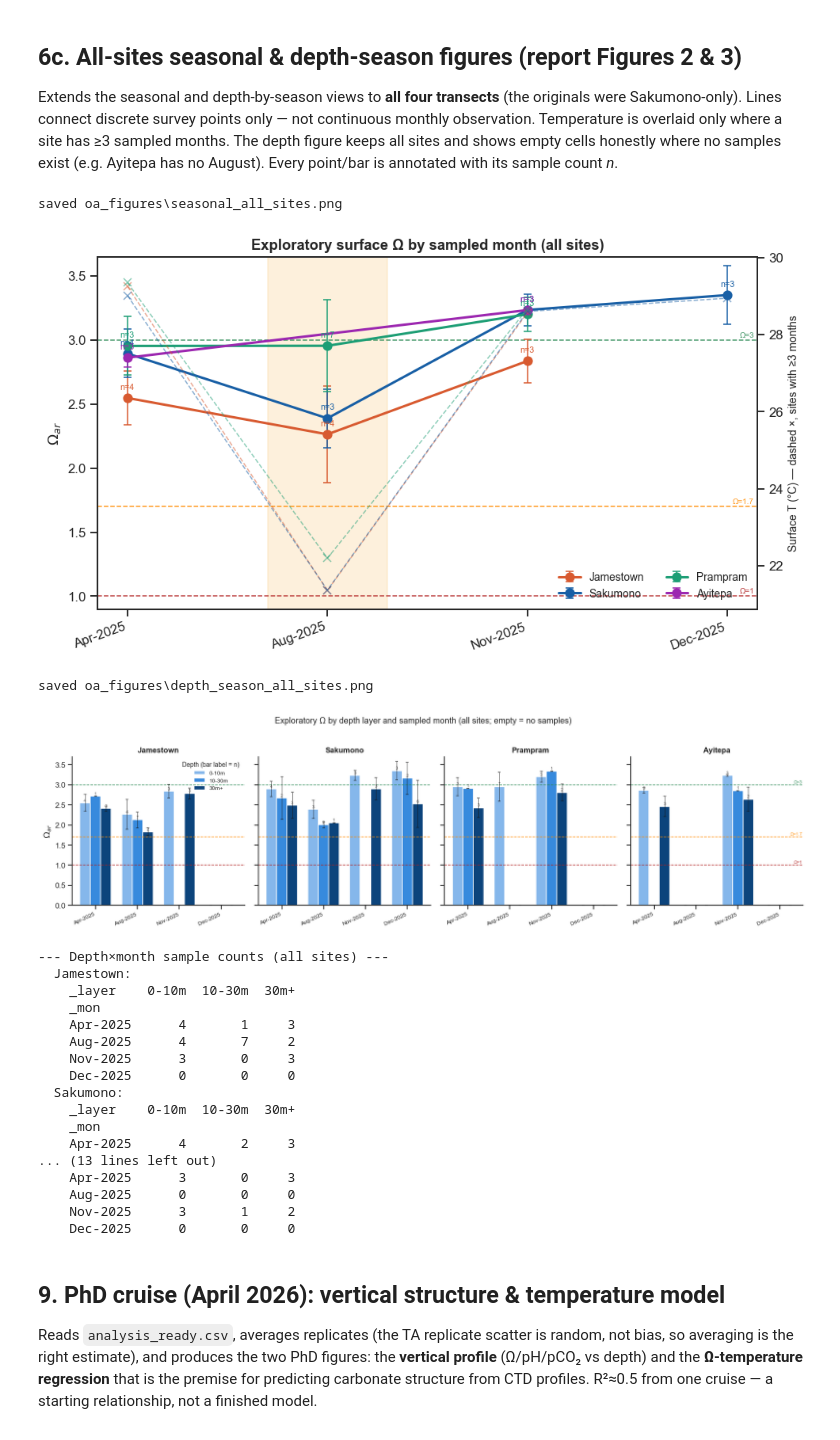
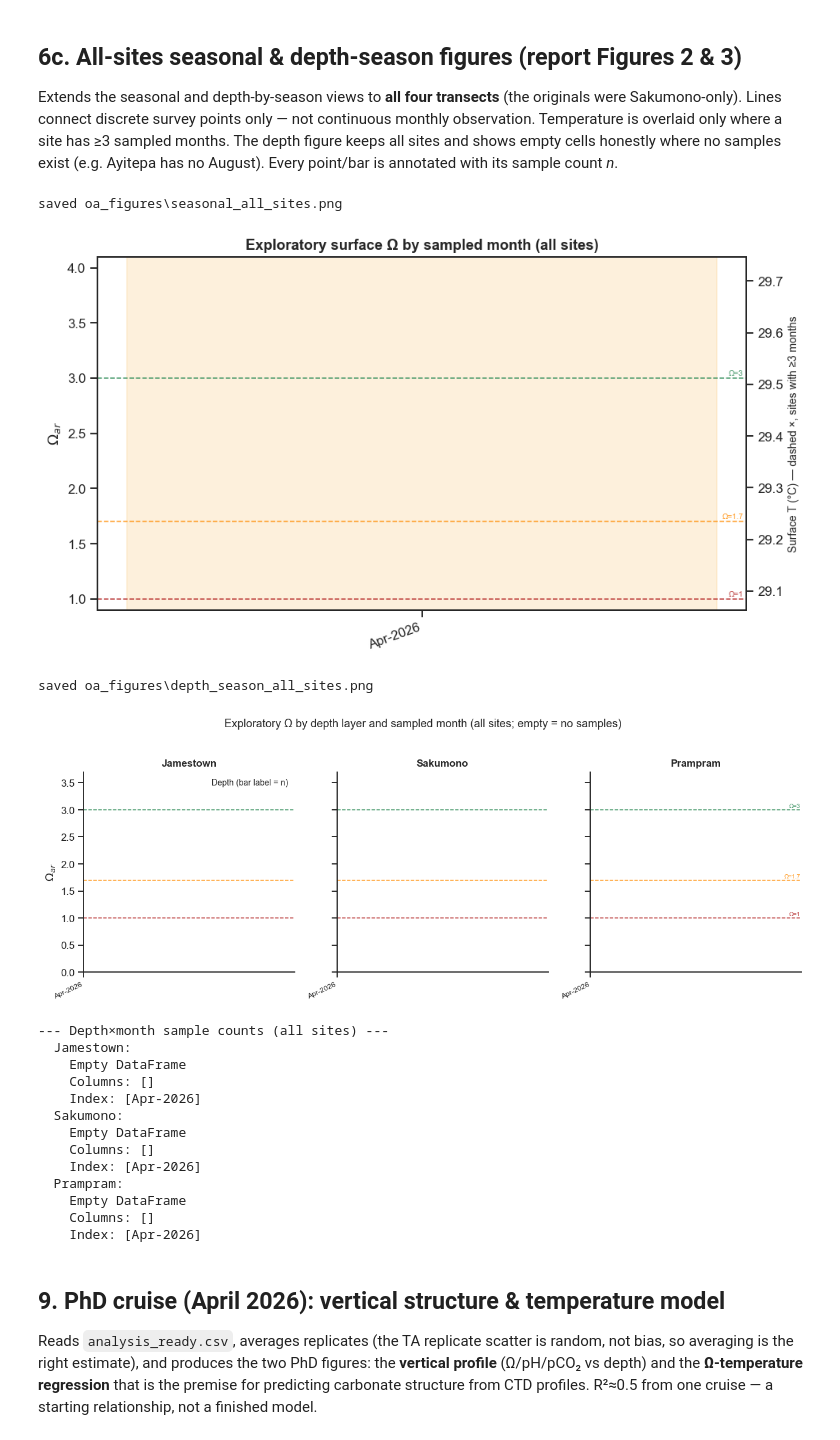
Before and after one commit to reez-png/oa_pipeline, a Jupyter notebook: notebooks/oa_figures_extended.ipynb, the cells around one changed output. Saved outputs shown, nothing was run; the diff lists cells and outputs as text; code cells hidden in the pictures.

```diff
--- a/notebooks/oa_figures_extended.ipynb
+++ b/notebooks/oa_figures_extended.ipynb
@@ -24,11 +24,15 @@ import matplotlib.pyplot as plt
 import seaborn as sns
 
 # EDIT: path to your data (xlsx or csv) ----------------------------------
-INPUT  = Path(r"C:\Users\OA_2023-03\Projects\oa_pipeline\data\raw\oa_prelim_data.xlsx")    # or e.g. data/processed/.../analysis_ready.csv
+INPUT = Path(r"C:\Users\OA_2023-03\Projects\oa_pipeline\data\processed\oa_stage4_outputs\data\analysis_ready.csv")    # or e.g. data/processed/.../analysis_ready.csv
 SHEET  = 0                              # sheet name/index for xlsx
 OUTDIR = Path("oa_figures")             # where saved PNGs go
 SAVE   = True                           # set False to only show inline
 REFS   = True                           # overlay Gulf of Guinea reference guides
+
+# Duplicate-precision settings (GOA-ON Cookbook; one place to change):
+DUPLICATE_TYPE = "field"     # "field" (sampling+analytical) or "analytical"
+QUALITY_TIER   = "weather"   # "weather" (map current state) or "climate" (trends)
 # ------------------------------------------------------------------------
 
 # Use the project's publication styling if available (src/viz/style.py).
@@ -1002,6 +957,15 @@ saved oa_figures\eastwest_multipanel.png
 
 Extends the seasonal and depth-by-season views to **all four transects** (the originals were Sakumono-only). Lines connect discrete survey points only — not continuous monthly observation. Temperature is overlaid only where a site has ≥3 sampled months. The depth figure keeps all sites and shows empty cells honestly where no samples exist (e.g. Ayitepa has no August). Every point/bar is annotated with its sample count *n*.
 # %%
+# Case-insensitive transect matcher: returns the west->east canonical names
+# that are actually present in the data, matching regardless of case
+# (pipeline data is lowercase, prelim sheet is capitalized).
+def _match_transects(d, col, west_to_east):
+    if "transect" not in col:
+        return []
+    present = {str(x).strip().lower() for x in d[col["transect"]].dropna().unique()}
+    return [t for t in west_to_east if t.lower() in present]
+
 # --- All-sites seasonal Omega + depth-by-season (report Figures 2 & 3) ---
 # Honest exploratory versions: lines connect discrete survey points only (not
 # continuous monitoring); n annotated on every point/bar; temperature overlaid
@@ -1036,7 +1000,7 @@ def fig_seasonal_all_sites(df, col, surface_max=10.0, temp_min_months=3,
     if "depth" in col:
         d = d[pd.to_numeric(d[col["depth"]], errors="coerce") < surface_max]
     MON_ORDER = _mon_order(d)
-    order = [t for t in WEST_TO_EAST if t in set(d[col["transect"]].dropna().unique())]
+    order = _match_transects(d, col, WEST_TO_EAST)
     fig, ax1 = plt.subplots(figsize=(9.0, 5.1))
     for t in order:
         sub = d[d[col["transect"]] == t]
@@ -1086,7 +1050,9 @@ def fig_depth_season_all_sites(df, col, save_name="depth_season_all_sites"):
                          [0,10,30,200], labels=["0-10m","10-30m","30m+"])
     MON_ORDER = _mon_order(d)
     layers = ["0-10m","10-30m","30m+"]; LCOL = {"0-10m":"#85B7EB","10-30m":"#378ADD","30m+":"#0C447C"}
-    order = [t for t in WEST_TO_EAST if t in set(d[col["transect"]].dropna().unique())]
+    order = _match_transects(d, col, WEST_TO_EAST)
+    if not order:
+        print("no matching transects present; skip"); return
     fig, axes = plt.subplots(1, len(order), figsize=(3.9*len(order), 4.3), sharey=True, squeeze=False)
     for ai, t in enumerate(order):
         ax = axes[0][ai]; sub = d[d[col["transect"]] == t]
@@ -1106,52 +1072,48 @@ def fig_depth_season_all_sites(df, col, save_name="depth_season_all_sites"):
                        yerr=errs, capsize=2, error_kw=dict(elinewidth=0.8, alpha=0.7),
                        label=lay if ai == 0 else None)
                 for xi, v in enumerate(vals):
                     if np.isfinite(v):
                         nn = int(cnt[lay].iloc[xi]) if lay in cnt.columns and np.isfinite(cnt[lay].iloc[xi]) else 0
                         ax.annotate(f"{nn}", (x[xi]+(li-1)*w, v), xytext=(0,2),
                                     textcoords="offset points", ha="center", fontsize=6, color="0.3")
         add_refs(ax, "omega_ar", "y", label=(ai==len(order)-1))
         ax.set_xticks(x); ax.set_xticklabels(MON_ORDER, fontsize=8, rotation=25, ha="right")
         ax.set_title(t, fontsize=11); ax.set_ylim(0, 3.7)
         if ai == 0: ax.set_ylabel(label_of("omega_ar"))
         try: sns.despine(ax=ax)
         except Exception: pass
     axes[0][0].legend(title="Depth (bar label = n)", fontsize=8, title_fontsize=9, loc="upper right")
     fig.suptitle("Exploratory Ω by depth layer and sampled month (all sites; empty = no samples)",
                  fontsize=12, y=1.02)
     fig.tight_layout(); _save(fig, save_name); plt.show()
     # count summary so sparse cells are explicit
     print("\n--- Depth×month sample counts (all sites) ---")
     for t in order:
         sub = d[d[col["transect"]] == t]
         cnt = sub.pivot_table(index="_mon", columns="_layer", values=col["omega_ar"],
                               aggfunc="size", observed=True).reindex(MON_ORDER).fillna(0).astype(int)
         print(f"  {t}:"); print("   ", cnt.to_string().replace("\n","\n    "))
 
 fig_seasonal_all_sites(df, col)
 fig_depth_season_all_sites(df, col)
 # %% [output]
 saved oa_figures\seasonal_all_sites.png
-[figure, old version]
+[figure, new version]
 saved oa_figures\depth_season_all_sites.png
-[figure, old version]
+[figure, new version]
 --- Depth×month sample counts (all sites) ---
   Jamestown:
-    _layer    0-10m  10-30m  30m+
-    _mon
-    Apr-2025      4       1     3
-    Aug-2025      4       7     2
-    Nov-2025      3       0     3
-    Dec-2025      0       0     0
+    Empty DataFrame
+    Columns: []
+    Index: [Apr-2026]
   Sakumono:
-    _layer    0-10m  10-30m  30m+
-    _mon
-    Apr-2025      4       2     3
-... (13 lines left out)
-    Apr-2025      3       0     3
-    Aug-2025      0       0     0
-    Nov-2025      3       1     2
-    Dec-2025      0       0     0
+    Empty DataFrame
+    Columns: []
+    Index: [Apr-2026]
+  Prampram:
+    Empty DataFrame
+    Columns: []
+    Index: [Apr-2026]
 # %% [markdown]
 ## 9. PhD cruise (April 2026): vertical structure & temperature model
 
```
Also changed, not shown: parts of 9 cells of this notebook, 2 other files.
